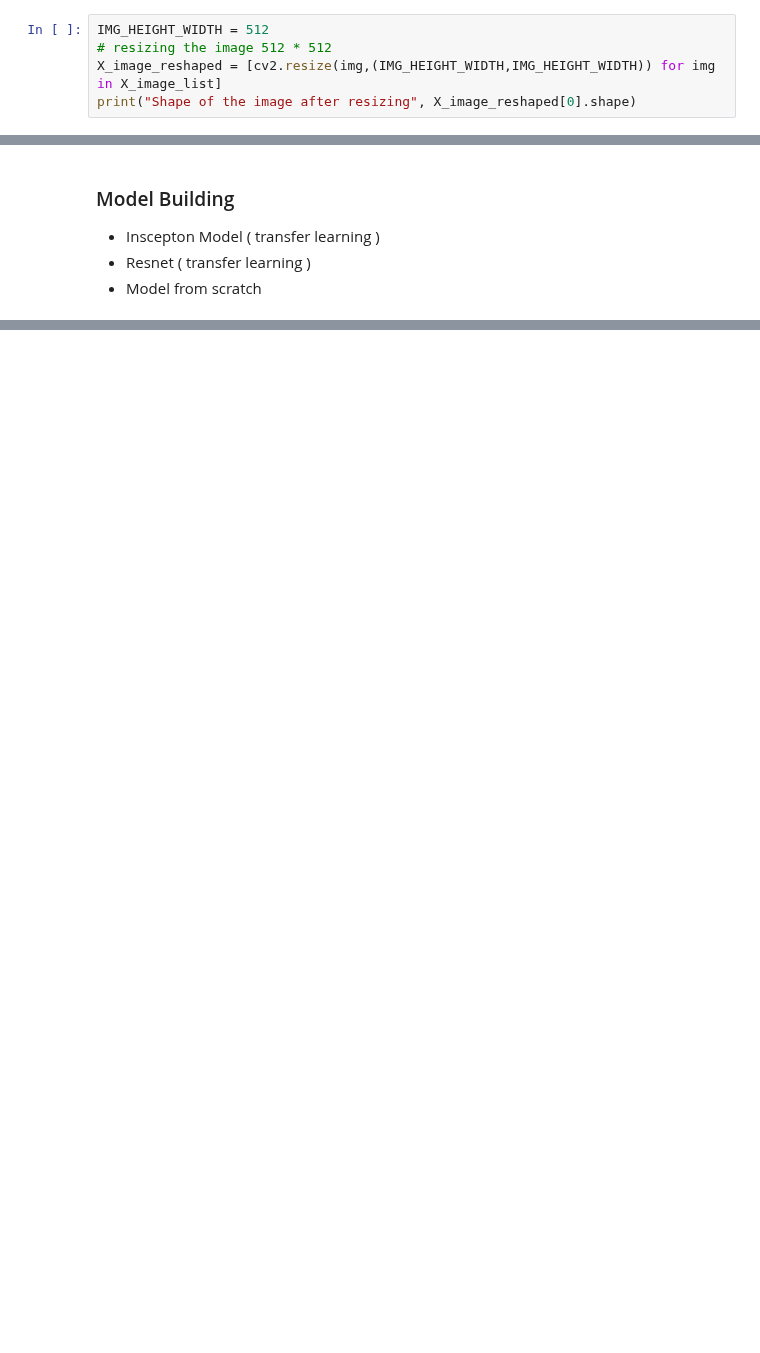
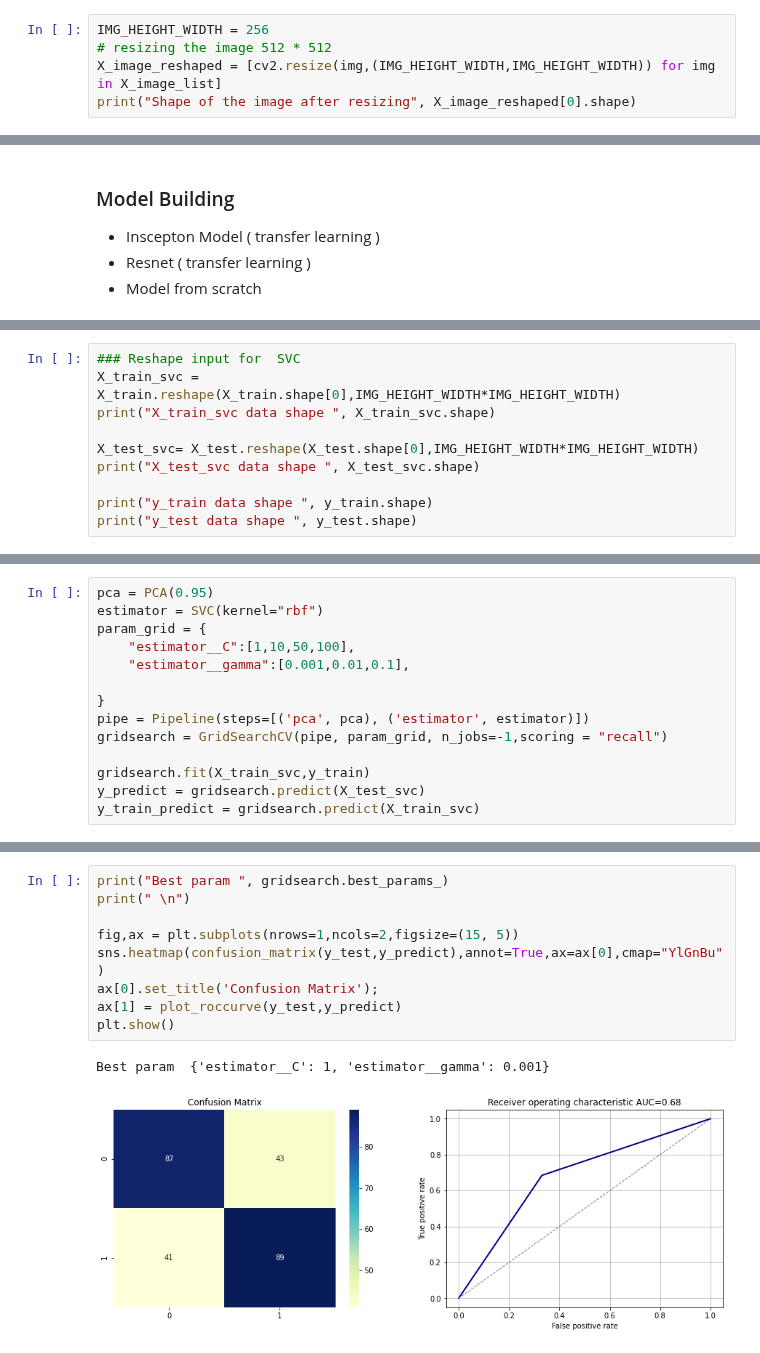
Before and after one commit to baalasangar/MLAI, a Jupyter notebook: 13_Capstone/Model_building_classification.ipynb, the cells around one changed output, grey strips where cells are left out. Cells and saved outputs as stored; diff of their text form; blank space fills up the shorter version.

```diff
--- a/13_Capstone/Model_building_classification.ipynb
+++ b/13_Capstone/Model_building_classification.ipynb
@@ -184,7 +197,7 @@ plt.show()
 # %% [markdown]
 #### reshaping image
 # %%
-IMG_HEIGHT_WIDTH = 512
+IMG_HEIGHT_WIDTH = 256
 # resizing the image 512 * 512
 X_image_reshaped = [cv2.resize(img,(IMG_HEIGHT_WIDTH,IMG_HEIGHT_WIDTH)) for img in X_image_list]
 print("Shape of the image after resizing", X_image_reshaped[0].shape)
@@ -270,0 +308,10 @@ array([[0.25490196, 0.25490196, 0.25490196, ..., 0.4       , 0.43137255,
+# %%
+### Reshape input for  SVC
+X_train_svc = X_train.reshape(X_train.shape[0],IMG_HEIGHT_WIDTH*IMG_HEIGHT_WIDTH)
+print("X_train_svc data shape ", X_train_svc.shape)
+
+X_test_svc= X_test.reshape(X_test.shape[0],IMG_HEIGHT_WIDTH*IMG_HEIGHT_WIDTH)
+print("X_test_svc data shape ", X_test_svc.shape)
+
+print("y_train data shape ", y_train.shape)
+print("y_test data shape ", y_test.shape)
@@ -270,0 +330,14 @@ array([[0.25490196, 0.25490196, 0.25490196, ..., 0.4       , 0.43137255,
+# %%
+pca = PCA(0.95)
+estimator = SVC(kernel="rbf")
+param_grid = {
+    "estimator__C":[1,10,50,100],
+    "estimator__gamma":[0.001,0.01,0.1],
+
+}
+pipe = Pipeline(steps=[('pca', pca), ('estimator', estimator)])
+gridsearch = GridSearchCV(pipe, param_grid, n_jobs=-1,scoring = "recall")
+
+gridsearch.fit(X_train_svc,y_train)
+y_predict = gridsearch.predict(X_test_svc)
+y_train_predict = gridsearch.predict(X_train_svc)
@@ -270,0 +361,12 @@ array([[0.25490196, 0.25490196, 0.25490196, ..., 0.4       , 0.43137255,
+# %%
+print("Best param ", gridsearch.best_params_)
+print(" \n")
+
+fig,ax = plt.subplots(nrows=1,ncols=2,figsize=(15, 5))
+sns.heatmap(confusion_matrix(y_test,y_predict),annot=True,ax=ax[0],cmap="YlGnBu")
+ax[0].set_title('Confusion Matrix');
+ax[1] = plot_roccurve(y_test,y_predict)
+plt.show()
+# %% [output]
+Best param  {'estimator__C': 1, 'estimator__gamma': 0.001}
+[figure, added]
```
Also changed, not shown: parts of 20 cells of this notebook.
